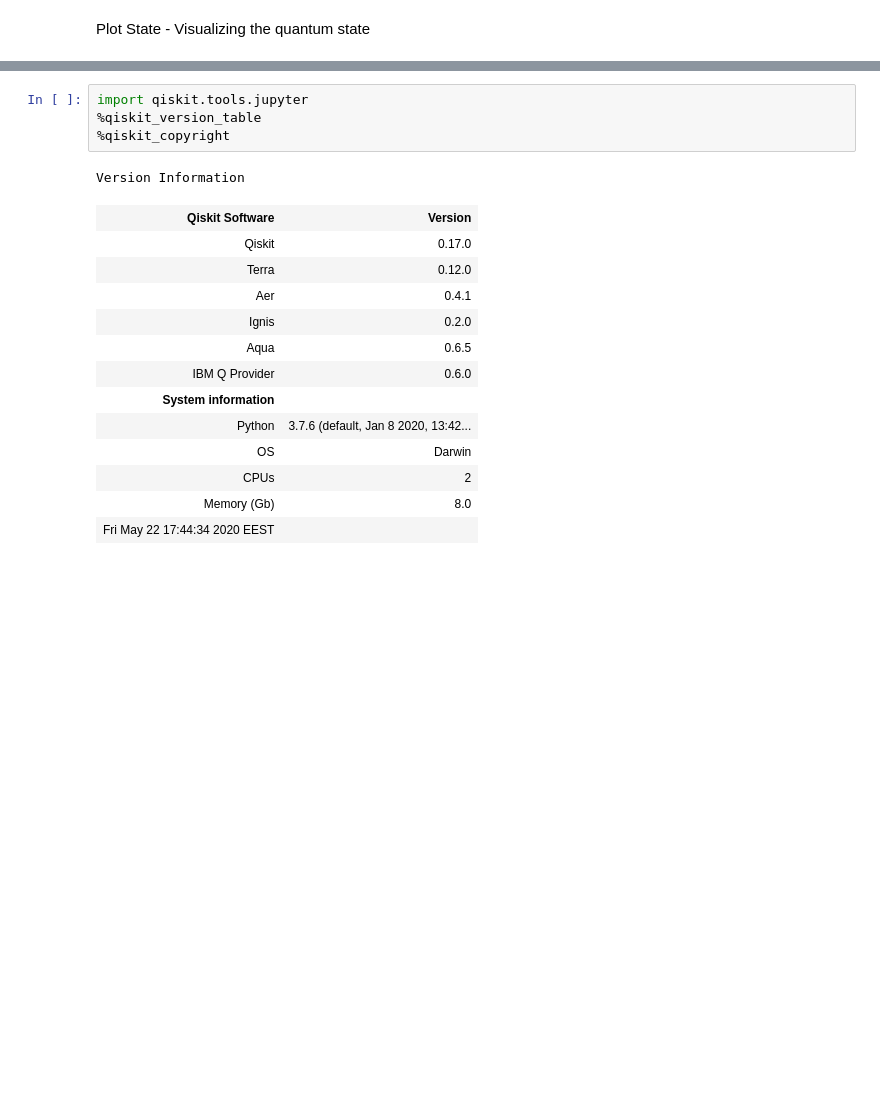
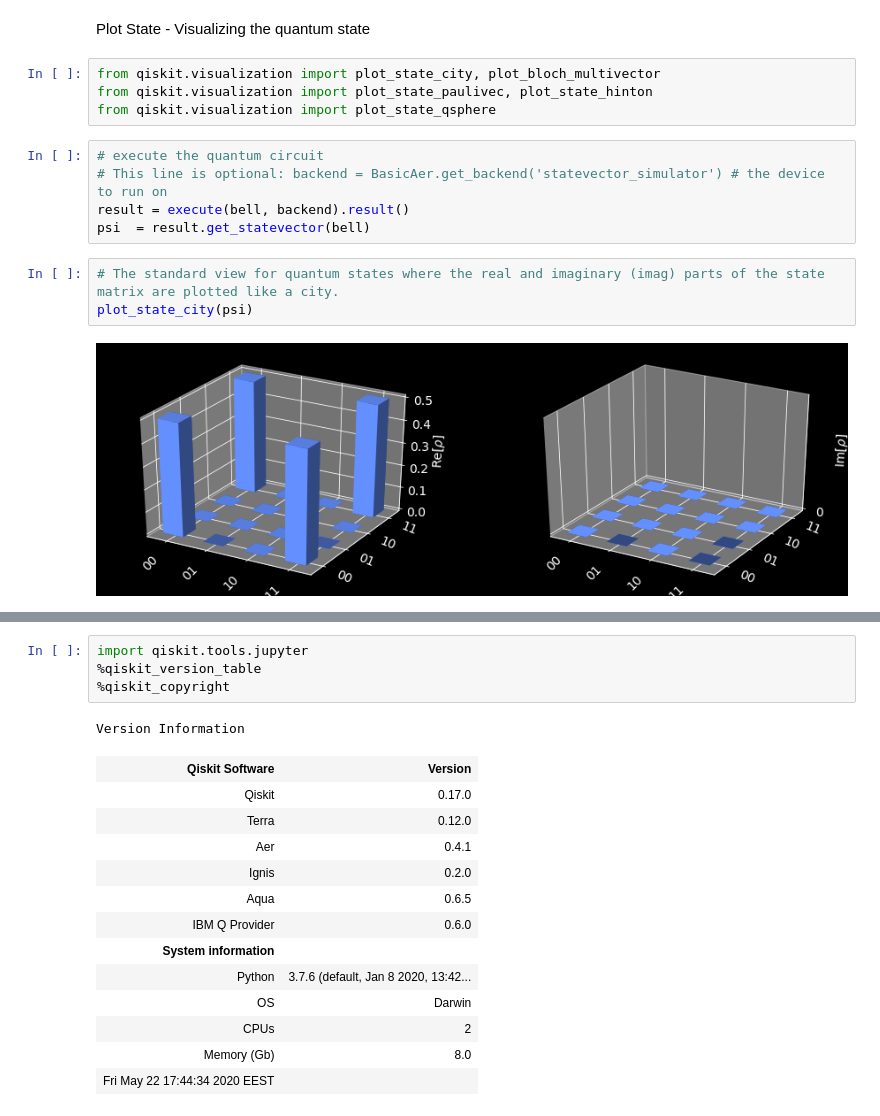
Before and after one commit to konkalaitzidis/Quantum-Computing-Programming, a Jupyter notebook: Qiskit/Plot Visualizations in Qiskit.ipynb, the cells around one changed output, grey strips where cells are left out. Saved outputs shown, nothing was run; the diff lists cells and outputs as text; blank space fills up the shorter version.

```diff
--- a/Qiskit/Plot Visualizations in Qiskit.ipynb
+++ b/Qiskit/Plot Visualizations in Qiskit.ipynb
@@ -156,2 +156,16 @@ plot_histogram([counts, second_counts], legend=legend, sort='desc', figsize=(15,
 # %% [markdown]
 Plot State -  Visualizing the quantum state
+# %%
+from qiskit.visualization import plot_state_city, plot_bloch_multivector
+from qiskit.visualization import plot_state_paulivec, plot_state_hinton
+from qiskit.visualization import plot_state_qsphere
+# %%
+# execute the quantum circuit
+# This line is optional: backend = BasicAer.get_backend('statevector_simulator') # the device to run on
+result = execute(bell, backend).result()
+psi  = result.get_statevector(bell)
+# %%
+# The standard view for quantum states where the real and imaginary (imag) parts of the state matrix are plotted like a city.
+plot_state_city(psi)
+# %% [output]
+[figure, added]
```
Also changed, not shown: parts of 18 cells of this notebook.
